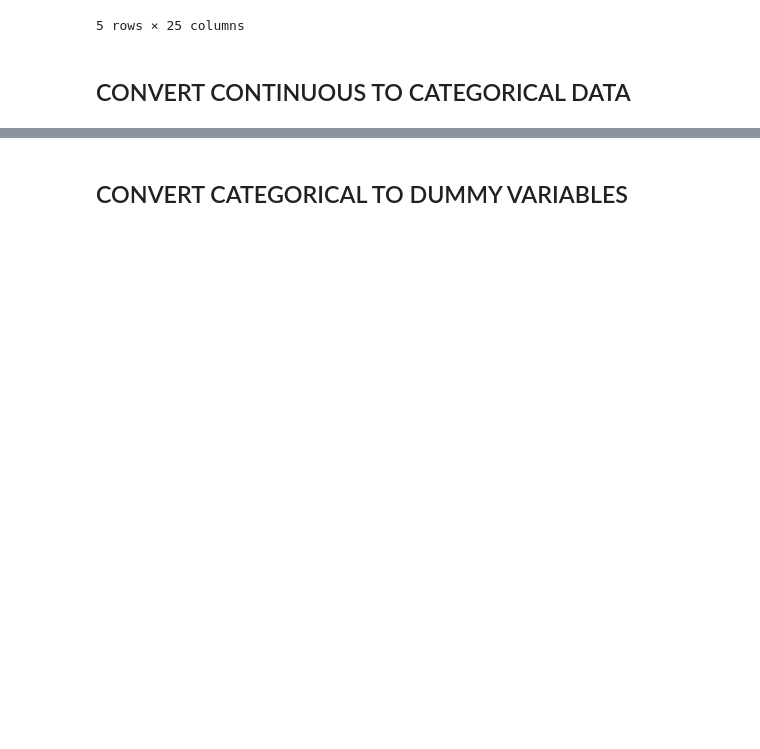
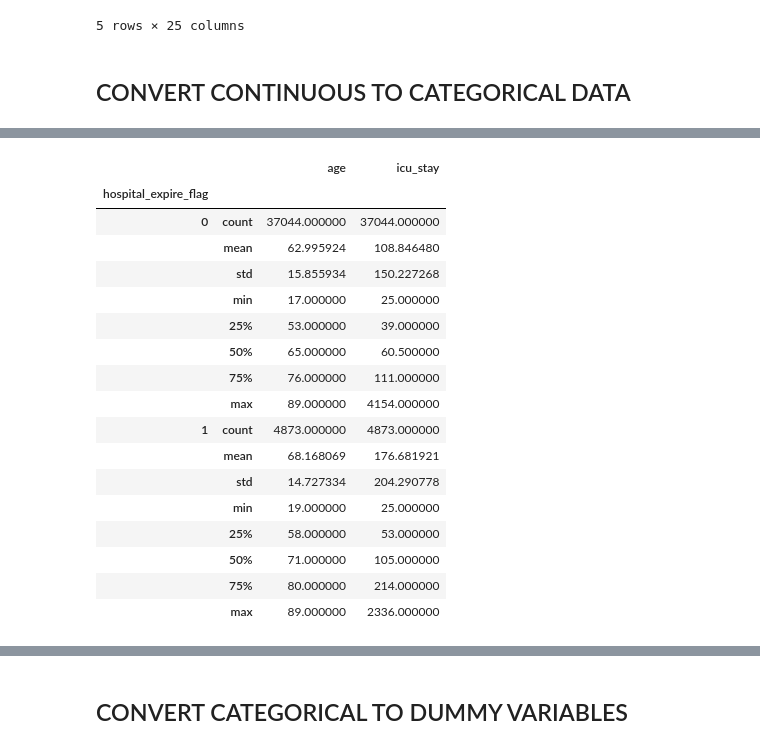
Before and after one commit to RJBeetel3/mimic3_analysis, a Jupyter notebook: PATIENT_DEMOGRAPHICS_FIRST24.ipynb, the cells around one changed output, grey strips where cells are left out. Saved outputs shown, nothing was run; the diff lists cells and outputs as text; code cells hidden in the pictures; blank space fills up the shorter version.

```diff
--- a/PATIENT_DEMOGRAPHICS_FIRST24.ipynb
+++ b/PATIENT_DEMOGRAPHICS_FIRST24.ipynb
@@ -282,0 +320,21 @@ ptnt_demog2 = ptnt_demog2[cols]
+# %%
+demog_select_features_df[demog_select_features_df.columns[:3]].dropna().groupby('hospital_expire_flag').describe()
+# %% [output]
+|  |  | age | icu_stay |
+| hospital_expire_flag |  |  |  |
+| 0 | count | 37044.000000 | 37044.000000 |
+|  | mean | 62.995924 | 108.846480 |
+|  | std | 15.855934 | 150.227268 |
+|  | min | 17.000000 | 25.000000 |
+|  | 25% | 53.000000 | 39.000000 |
+|  | 50% | 65.000000 | 60.500000 |
+|  | 75% | 76.000000 | 111.000000 |
+|  | max | 89.000000 | 4154.000000 |
+| 1 | count | 4873.000000 | 4873.000000 |
+|  | mean | 68.168069 | 176.681921 |
+|  | std | 14.727334 | 204.290778 |
+|  | min | 19.000000 | 25.000000 |
+|  | 25% | 58.000000 | 53.000000 |
+|  | 50% | 71.000000 | 105.000000 |
+|  | 75% | 80.000000 | 214.000000 |
+|  | max | 89.000000 | 2336.000000 |
```
Also changed, not shown: parts of 8 cells of this notebook, 2 other files.
